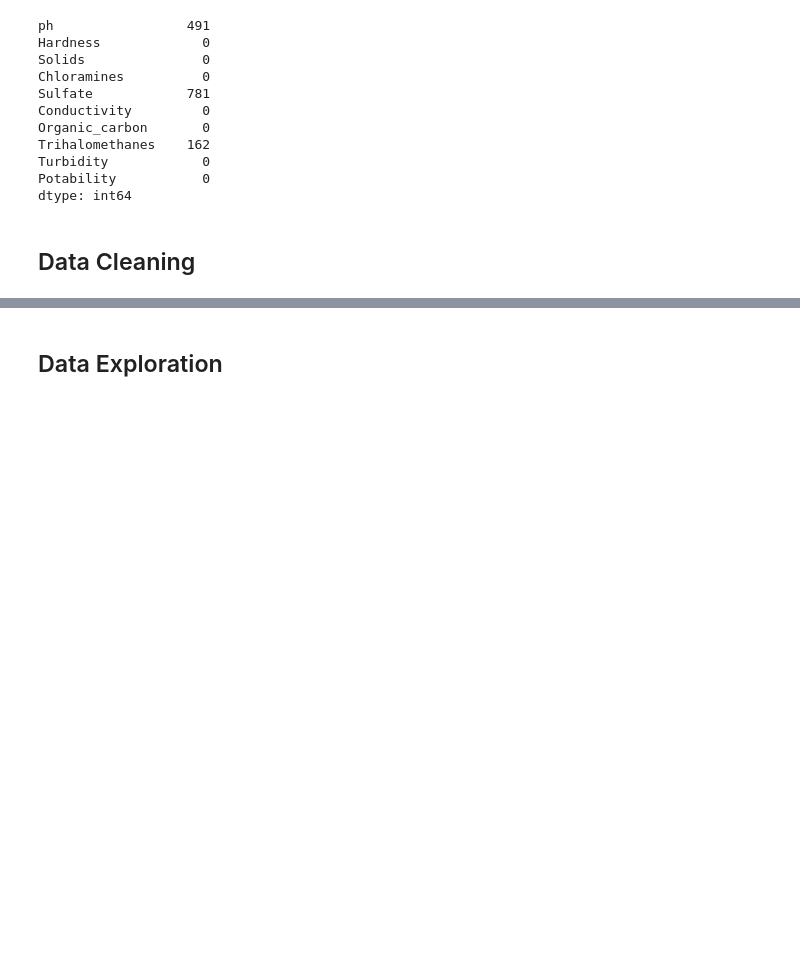
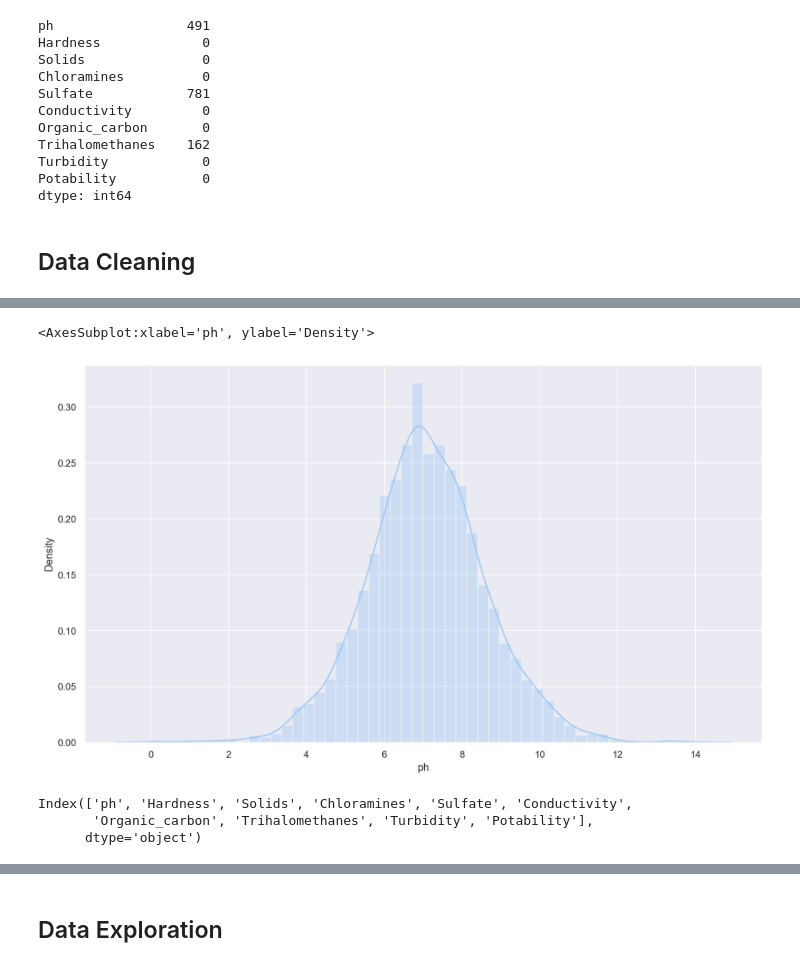
Before and after one commit to isra-st/Water_Potability, a Jupyter notebook: Notebook_Isra.ipynb, the cells around one changed output, grey strips where cells are left out. Cells and saved outputs as stored; diff of their text form; code cells hidden in the pictures; blank space fills up the shorter version.

```diff
--- a/Notebook_Isra.ipynb
+++ b/Notebook_Isra.ipynb
@@ -155,0 +186,14 @@ dtype: int64
+# %%
+l = imputer.fit_transform(df)
+# %%
+def missing_values_KNN_imptuter(df):
+    neighbors = [2, 4, 6, 8, 10]
+    for n in neighbors:
+        imputer = KNNImputer(n_neighbors=n, weights="uniform")
+        l = imputer.fit_transform(df)
+        exec(f'df{n} = pd.DataFrame(l, columns=df{n}.columns)')
+    table = pd.concat([df['ph'].describe(), df2['ph'].describe(), df4['ph'].describe(), df6['ph'].describe(), df8['ph'].describe(), df10['ph'].describe()],
+    axis=1, keys=['PH', 'PH2', 'PH4', 'PH6', 'PH8','PH10'])
+    return table, df, df2, df4, df6, df8, df10
+# %%
+table, df, df2, df4, df6, df8, df10 = missing_values_KNN_imptuter(df)
@@ -155,0 +357,2 @@ dtype: int64
+# %%
+df2 = pd.DataFrame(l, columns=df.columns)
@@ -155,0 +395,11 @@ dtype: int64
+# %%
+sns.distplot(df2['ph'])
+# %% [output]
+<AxesSubplot:xlabel='ph', ylabel='Density'>
+[figure, added]
+# %%
+df.columns
+# %% [output]
+Index(['ph', 'Hardness', 'Solids', 'Chloramines', 'Sulfate', 'Conductivity',
+       'Organic_carbon', 'Trihalomethanes', 'Turbidity', 'Potability'],
+      dtype='object')
```
Also changed, not shown: parts of 35 cells of this notebook, 18 other files.
